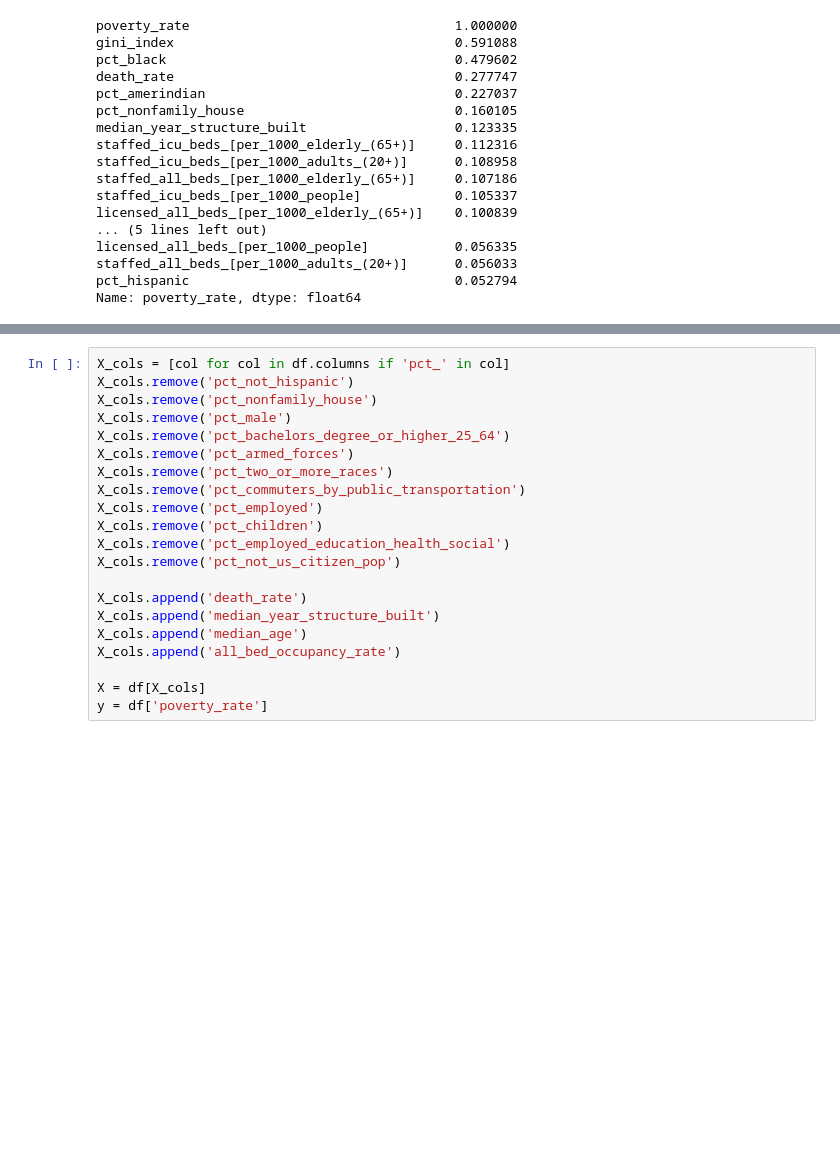
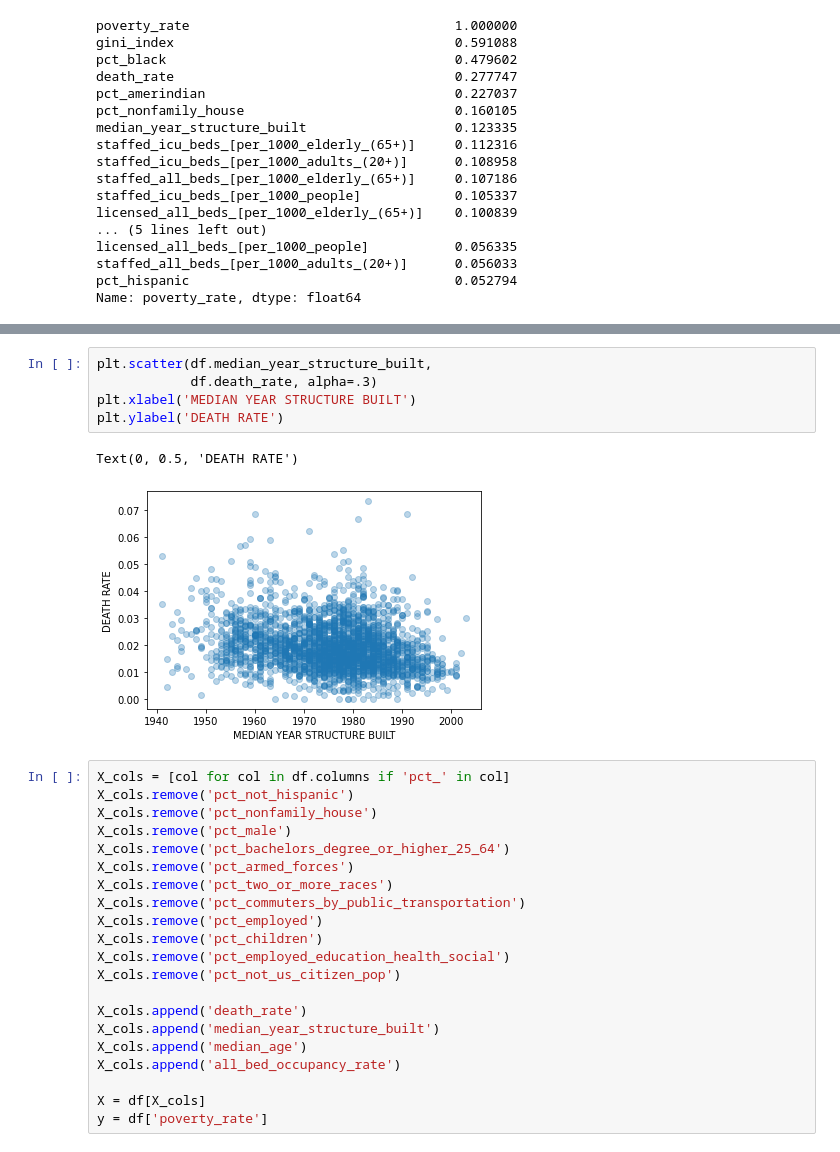
Before and after one commit to spark126/covid_poverty_and_death_rate, a Jupyter notebook: code/poverty_models.ipynb, the cells around one changed output, grey strips where cells are left out. Cells and saved outputs as stored; diff of their text form; blank space fills up the shorter version.

```diff
--- a/code/poverty_models.ipynb
+++ b/code/poverty_models.ipynb
@@ -105,3 +67,11 @@ plt.savefig('../img/poverty_eda');
+# %%
+plt.scatter(df.median_year_structure_built,
+            df.death_rate, alpha=.3)
+plt.xlabel('MEDIAN YEAR STRUCTURE BUILT')
+plt.ylabel('DEATH RATE')
+# %% [output]
+Text(0, 0.5, 'DEATH RATE')
+[figure, added]
 # %%
 X_cols = [col for col in df.columns if 'pct_' in col]
 X_cols.remove('pct_not_hispanic')
```
Also changed, not shown: parts of 36 cells of this notebook, 1 other file.
